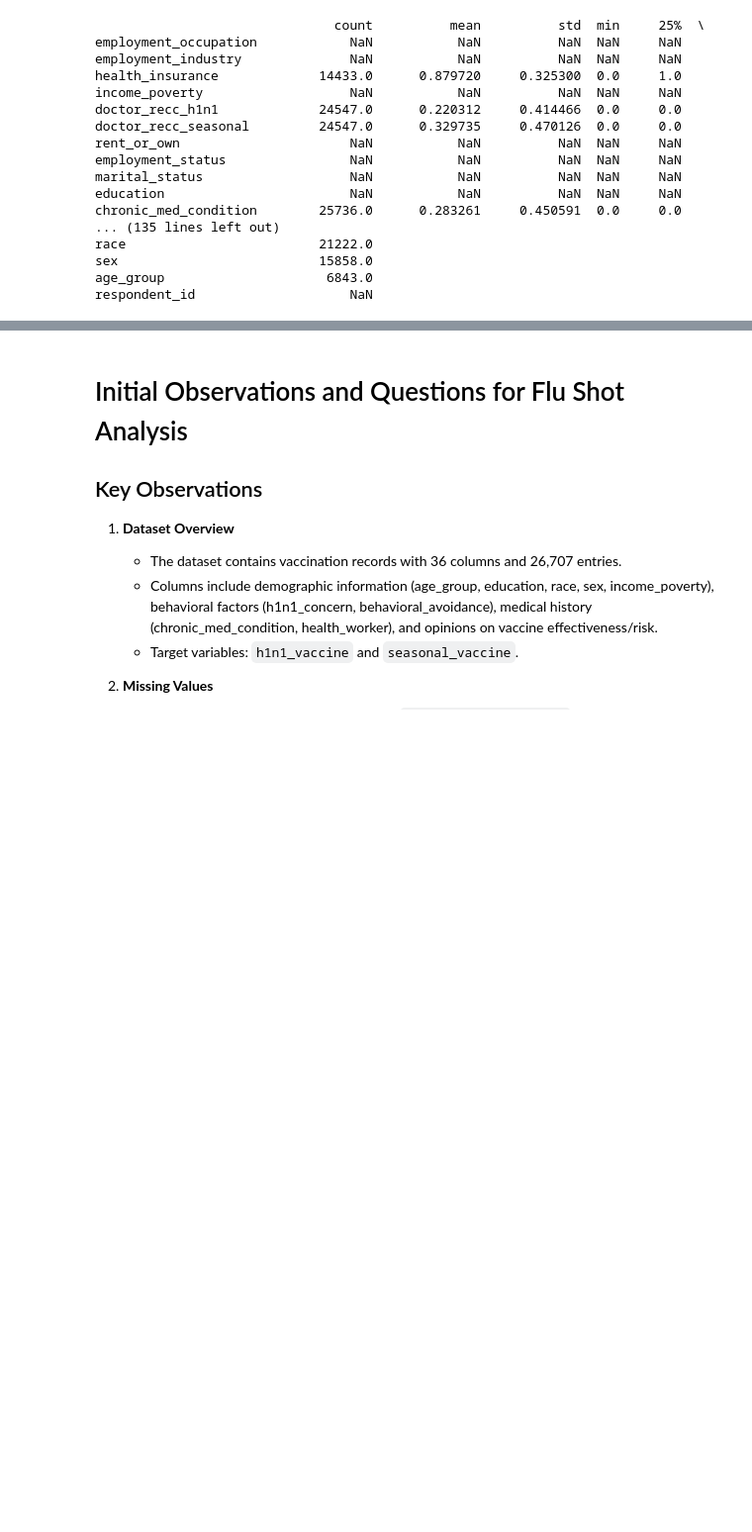
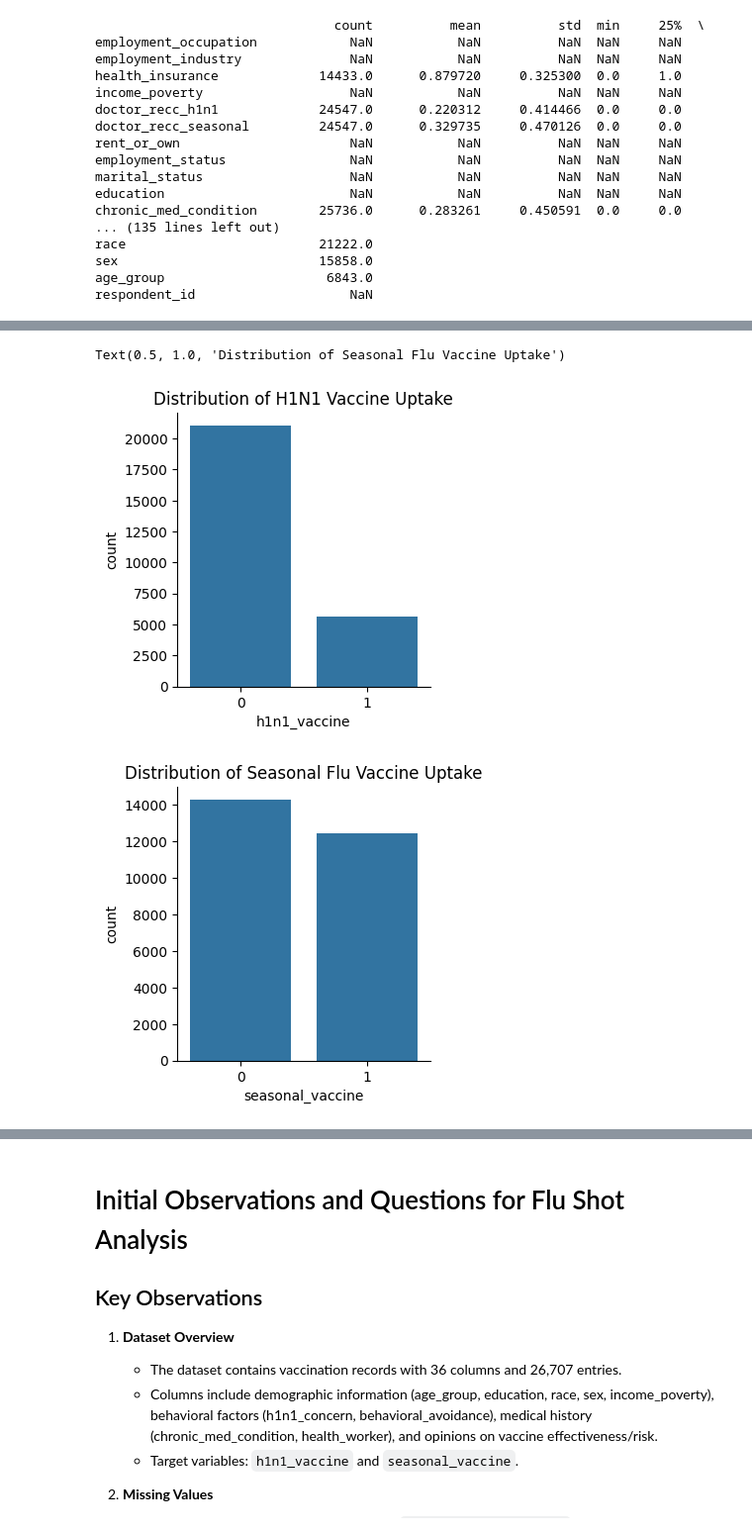
Before and after one commit to albert-raphael/alpha-group, a Jupyter notebook: Notebooks/flu shot.ipynb, the cells around one changed output, grey strips where cells are left out. Shown at 99% size. Saved outputs shown, nothing was run; the diff lists cells and outputs as text; code cells hidden in the pictures; blank space fills up the shorter version.

Commit message:
plots have been added to the notebook

```diff
--- a/Notebooks/flu shot.ipynb
+++ b/Notebooks/flu shot.ipynb
@@ -205,0 +235,3 @@ saad
+# %%
+
+dfl = pd.read_csv(r'/Users/saadali/Downloads/training_set_labels.csv')
@@ -205,0 +283,16 @@ saad
+# %%
+#Exploratory Data Analysis and Visualizations
+import seaborn as sns
+import matplotlib.pyplot as plt
+
+# Plot for h1n1_vaccine
+sns.catplot(x='h1n1_vaccine', data=dfl, kind='count', height=3.5)
+plt.title("Distribution of H1N1 Vaccine Uptake")
+
+# Plot for seasonal_vaccine
+sns.catplot(x='seasonal_vaccine', data=dfl, kind='count', height=3.5)
+plt.title("Distribution of Seasonal Flu Vaccine Uptake")
+# %% [output]
+Text(0.5, 1.0, 'Distribution of Seasonal Flu Vaccine Uptake')
+[figure, added]
+[figure, added]
```
Also changed, not shown: parts of 33 cells of this notebook.
